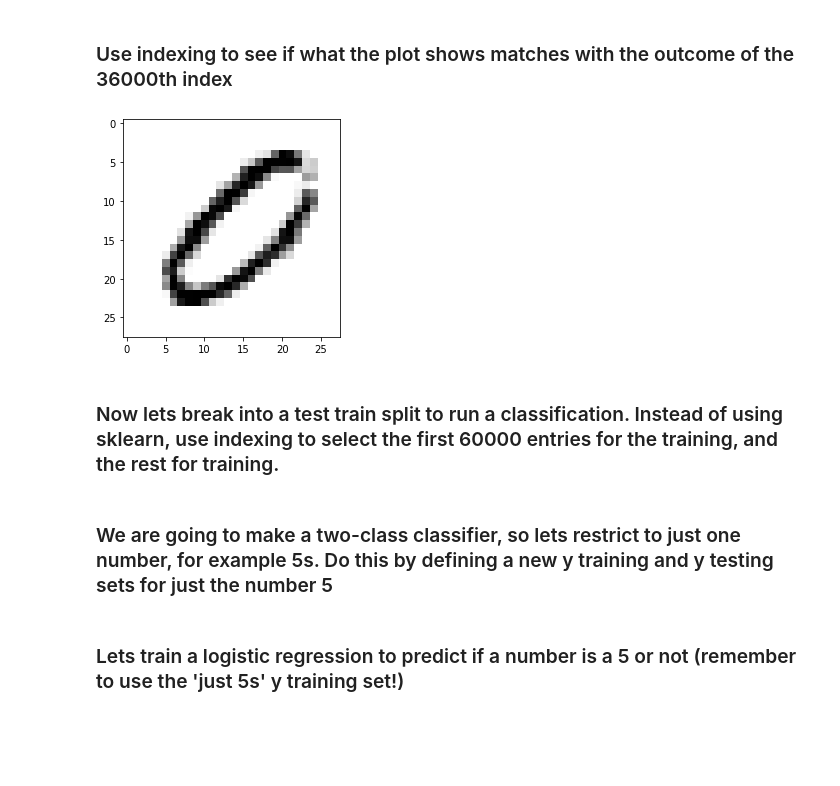
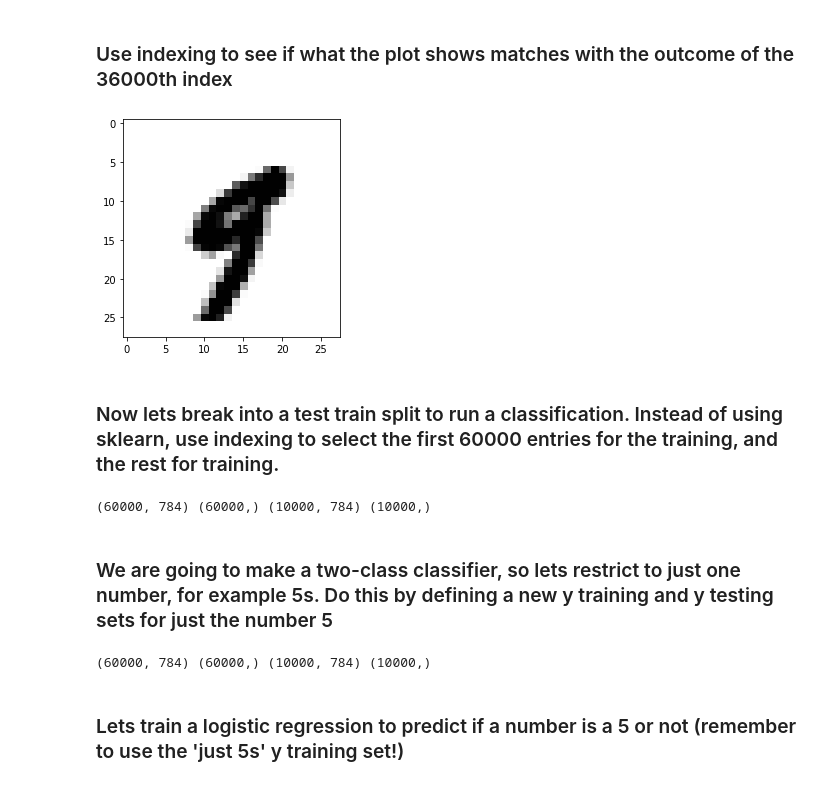
Before and after one commit to ironhack-datalabs/dataV2-labs, a Jupyter notebook: module-3/Evaluation-Recall-and-Precision/your-code/main.ipynb, the cells around one changed output. Saved outputs shown, nothing was run; the diff lists cells and outputs as text; code cells hidden in the pictures; blank space fills up the shorter version.

```diff
--- a/module-3/Evaluation-Recall-and-Precision/your-code/main.ipynb
+++ b/module-3/Evaluation-Recall-and-Precision/your-code/main.ipynb
@@ -40,10 +40,10 @@ plt.show()
 # %% [markdown]
 ### Use indexing to see if what the plot shows matches with the outcome of the 36000th index
 # %%
-plt.imshow(X[35999].reshape(28,28), cmap=matplotlib.cm.binary, interpolation='nearest')
+plt.imshow(X[36000].reshape(28,28), cmap=matplotlib.cm.binary, interpolation='nearest')
 plt.show()
 # %% [output]
-[figure, old version]
+[figure, new version]
 # %% [markdown]
 ### Now lets break into a test train split to run a classification. Instead of using sklearn, use indexing to select the first 60000 entries for the training, and the rest for training.
 # %%
@@ -53,17 +53,28 @@ plt.show()
 from sklearn.model_selection import train_test_split
 
 X_train = X[:60000]
+y_train = y[:60000]
 X_test = X[60000:]
-y_train = y[:60000]
 y_test = y[60000:]
+
+print(X_train.shape, y_train.shape, X_test.shape, y_test.shape)
+# %% [output]
+(60000, 784) (60000,) (10000, 784) (10000,)
 # %% [markdown]
 ### We are going to make a two-class classifier, so lets restrict to just one number, for example 5s. Do this by defining a new y training and y testing sets for just the number 5
 # %%
-#use X_train and X_test
+#use X_train and X_test to fit the model
 
 y5=np.where(y=='5', 1, 0)
 y5_train = y5[:60000]
 y5_test = y5[60000:]
+print(X_train.shape,y5_train.shape, X_test.shape, y5_test.shape)
+
+#The code can also be written as so:
+#y5_train = np.where(y_train=='5', 1, 0)
+#y5_test = np.where(y_test=='5', 1, 0)
+# %% [output]
+(60000, 784) (60000,) (10000, 784) (10000,)
 # %% [markdown]
 ### Lets train a logistic regression to predict if a number is a 5 or not (remember to use the 'just 5s' y training set!)
 # %%
```
Also changed, not shown: parts of 21 cells of this notebook, 1 other file.
